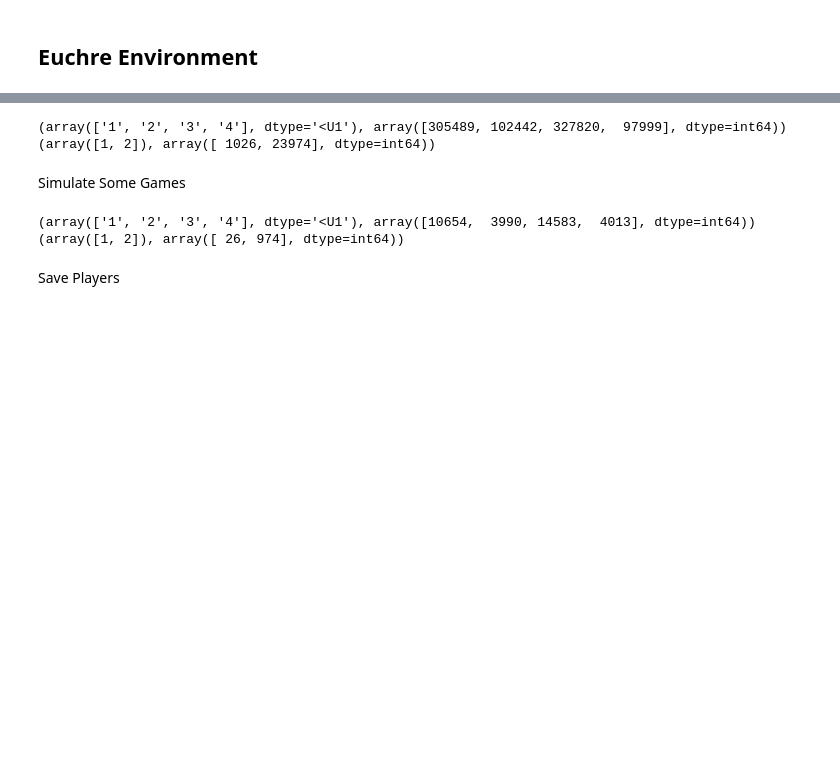
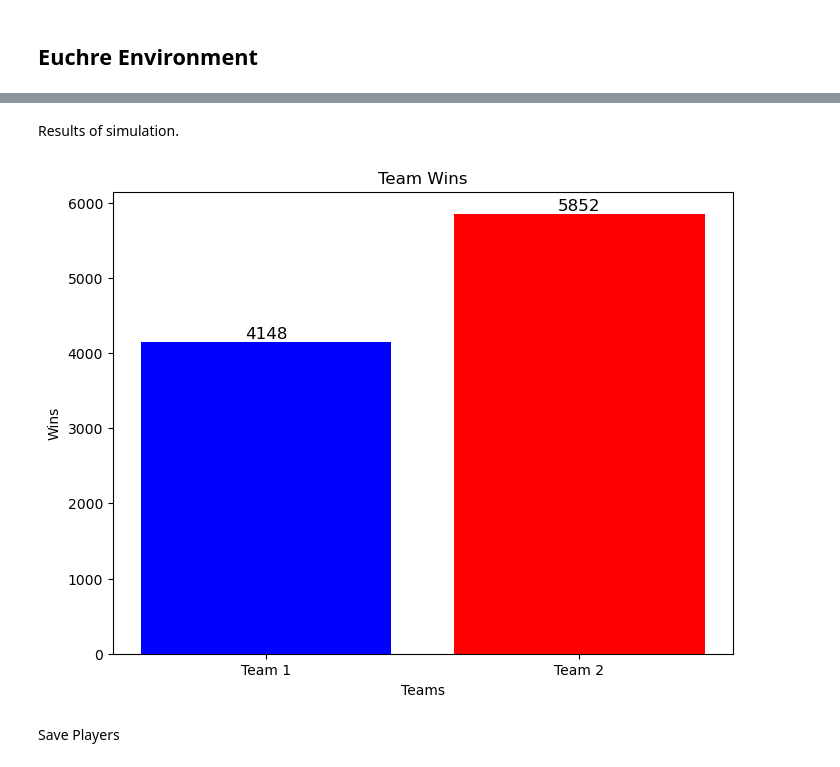
Before and after one commit to gibstyle/csc_5661_final_project, a Jupyter notebook: final_project.ipynb, the cells around one changed output, grey strips where cells are left out. Drawn from its saved outputs; the diff is of its cells as text; code cells hidden in the pictures; blank space fills up the shorter version.

```diff
--- a/final_project.ipynb
+++ b/final_project.ipynb
@@ -197,5 +204,5 @@ class Euchre:
         return {
             'state': states,
             'rewards': rewards,
-            'highest_player_id': highest_player_id
+            'highest_player_id': highest_player_id,
         }
@@ -466,8 +372,0 @@ for epi in tqdm.tqdm(range(25000)):  # loop through episodes
-# %%
-print(np.unique(results['individual_wins'], return_counts=True))
-print(np.unique(np.array(results['team_wins']), return_counts=True))
-# %% [output]
-(array(['1', '2', '3', '4'], dtype='<U1'), array([305489, 102442, 327820,  97999], dtype=int64))
-(array([1, 2]), array([ 1026, 23974], dtype=int64))
-# %% [markdown]
-Simulate Some Games
@@ -557,9 +373,25 @@ for epi in tqdm.tqdm(range(1000)):
-# %%
-print(np.unique(results_test['individual_wins'], return_counts=True))
-print(np.unique(np.array(results_test['team_wins']), return_counts=True))
-# %% [output]
-(array(['1', '2', '3', '4'], dtype='<U1'), array([10654,  3990, 14583,  4013], dtype=int64))
-(array([1, 2]), array([ 26, 974], dtype=int64))
+# %% [markdown]
+Results of simulation.
+# %%
+team_1_wins = np.sum(np.array(results['team_wins']) == 1)
+team_2_wins = np.sum(np.array(results['team_wins']) == 2)
+
+teams = ['Team 1', 'Team 2']
+wins = [team_1_wins, team_2_wins]
+
+plt.figure(figsize=(8, 6))
+bars = plt.bar(teams, wins, color=['blue', 'red'])
+
+for bar, win in zip(bars, wins):
+    plt.text(bar.get_x() + bar.get_width() / 2, bar.get_height(),
+             str(win), ha='center', va='bottom', fontsize=12, color='black')
+
+plt.xlabel('Teams')
+plt.ylabel('Wins')
+plt.title('Team Wins')
+plt.show()
+# %% [output]
+[figure, added]
 # %% [markdown]
 Save Players
 # %%
```
Also changed, not shown: parts of 16 cells of this notebook, 8 other files.
